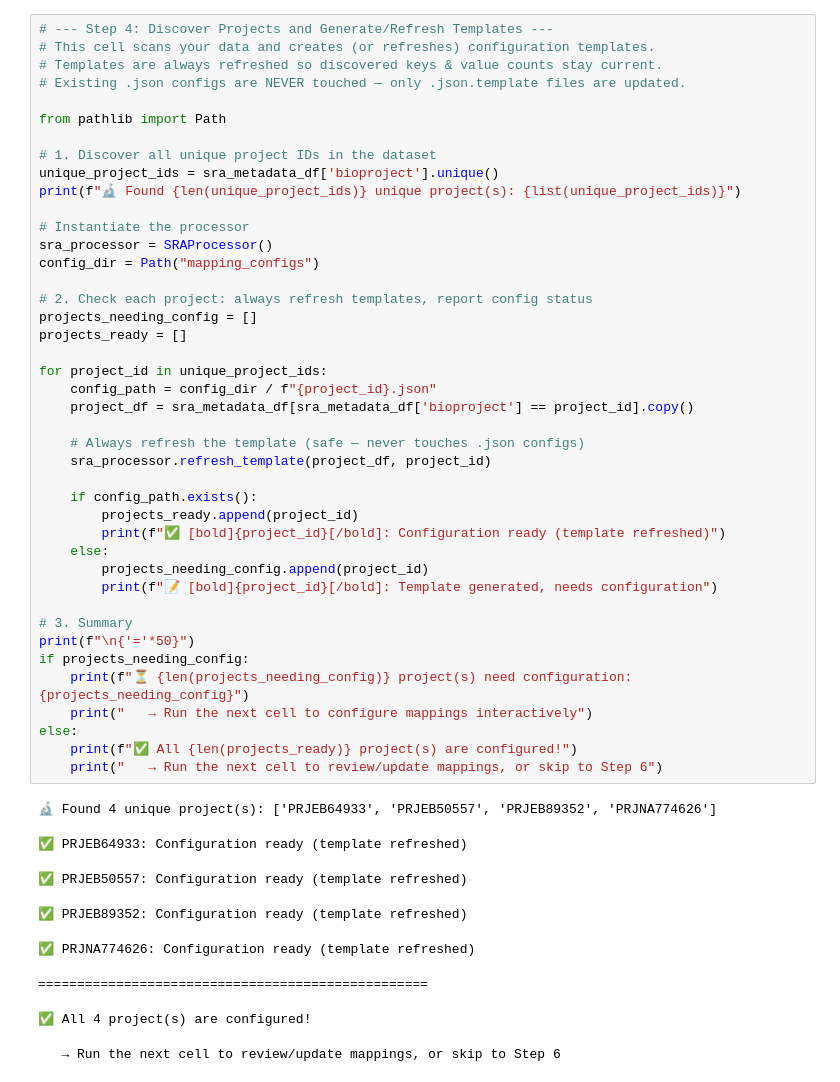
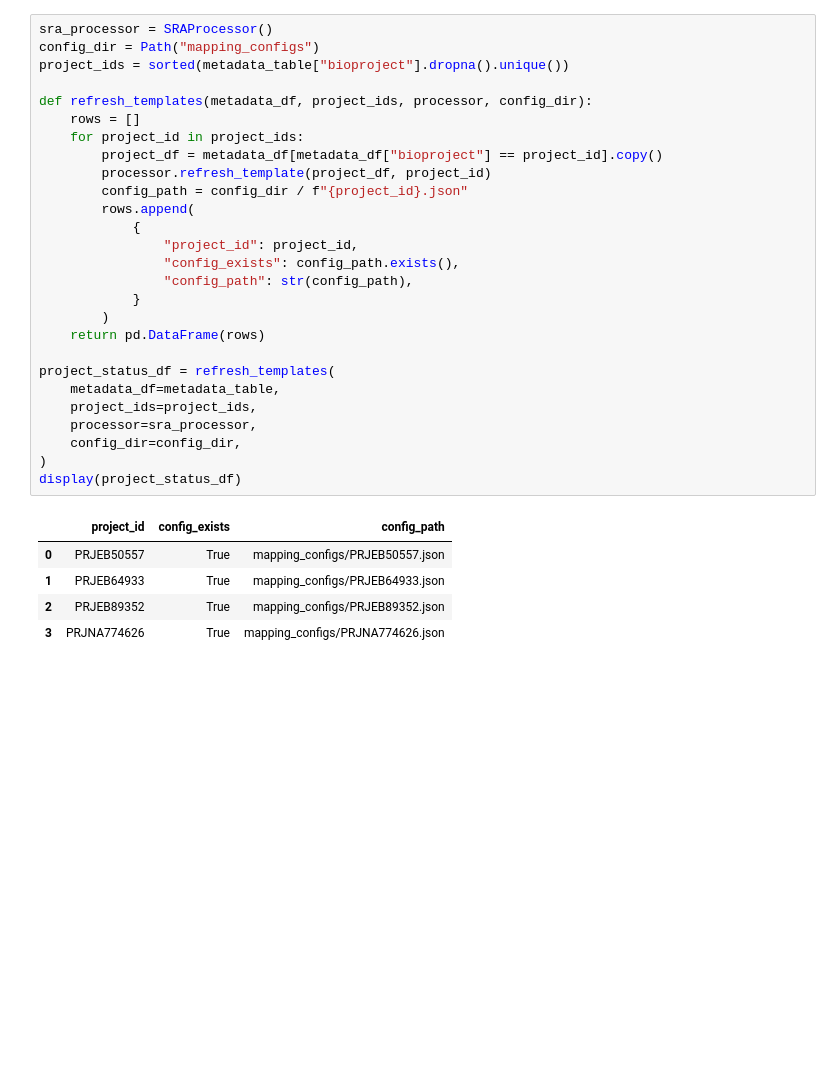
Before and after one commit to YPinto-Lab/cohort-query, a Jupyter notebook: runner.ipynb, the cells around one changed output. Saved outputs shown, nothing was run; the diff lists cells and outputs as text; blank space fills up the shorter version.

```diff
--- a/runner.ipynb
+++ b/runner.ipynb
@@ -43,52 +38,34 @@ Inputs/PhagesInBlood/Feb 16 2026 - PRJEB89352, PRJEB64933, PRJEB50557, PRJNA7746
 # %%
-# --- Step 4: Discover Projects and Generate/Refresh Templates ---
-# This cell scans your data and creates (or refreshes) configuration templates.
-# Templates are always refreshed so discovered keys & value counts stay current.
-# Existing .json configs are NEVER touched — only .json.template files are updated.
-
-from pathlib import Path
-
-# 1. Discover all unique project IDs in the dataset
-unique_project_ids = sra_metadata_df['bioproject'].unique()
-print(f"🔬 Found {len(unique_project_ids)} unique project(s): {list(unique_project_ids)}")
-
-# Instantiate the processor
 sra_processor = SRAProcessor()
 config_dir = Path("mapping_configs")
+project_ids = sorted(metadata_table["bioproject"].dropna().unique())
 
-# 2. Check each project: always refresh templates, report config status
-projects_needing_config = []
-projects_ready = []
+def refresh_templates(metadata_df, project_ids, processor, config_dir):
+    rows = []
+    for project_id in project_ids:
+        project_df = metadata_df[metadata_df["bioproject"] == project_id].copy()
+        processor.refresh_template(project_df, project_id)
+        config_path = config_dir / f"{project_id}.json"
+        rows.append(
+            {
+                "project_id": project_id,
+                "config_exists": config_path.exists(),
+                "config_path": str(config_path),
+            }
+        )
+    return pd.DataFrame(rows)
 
-for project_id in unique_project_ids:
-    config_path = config_dir / f"{project_id}.json"
-    project_df = sra_metadata_df[sra_metadata_df['bioproject'] == project_id].copy()
-
-    # Always refresh the template (safe — never touches .json configs)
-    sra_processor.refresh_template(project_df, project_id)
-
-    if config_path.exists():
-        projects_ready.append(project_id)
-        print(f"✅ [bold]{project_id}[/bold]: Configuration ready (template refreshed)")
-    else:
-        projects_needing_config.append(project_id)
-        print(f"📝 [bold]{project_id}[/bold]: Template generated, needs configuration")
-
-# 3. Summary
-print(f"\n{'='*50}")
-if projects_needing_config:
-    print(f"⏳ {len(projects_needing_config)} project(s) need configuration: {projects_needing_config}")
-    print("   → Run the next cell to configure mappings interactively")
-else:
-    print(f"✅ All {len(projects_ready)} project(s) are configured!")
-    print("   → Run the next cell to review/update mappings, or skip to Step 6")
+project_status_df = refresh_templates(
+    metadata_df=metadata_table,
+    project_ids=project_ids,
+    processor=sra_processor,
+    config_dir=config_dir,
+)
+display(project_status_df)
 # %% [output]
-🔬 Found 4 unique project(s): ['PRJEB64933', 'PRJEB50557', 'PRJEB89352', 'PRJNA774626']
-✅ PRJEB64933: Configuration ready (template refreshed)
-✅ PRJEB50557: Configuration ready (template refreshed)
-✅ PRJEB89352: Configuration ready (template refreshed)
-✅ PRJNA774626: Configuration ready (template refreshed)
-==================================================
-✅ All 4 project(s) are configured!
-   → Run the next cell to review/update mappings, or skip to Step 6
+|  | project_id | config_exists | config_path |
+| 0 | PRJEB50557 | True | mapping_configs/PRJEB50557.json |
+| 1 | PRJEB64933 | True | mapping_configs/PRJEB64933.json |
+| 2 | PRJEB89352 | True | mapping_configs/PRJEB89352.json |
+| 3 | PRJNA774626 | True | mapping_configs/PRJNA774626.json |
 # %%
```
Also changed, not shown: parts of 12 cells of this notebook, 2 other files.
